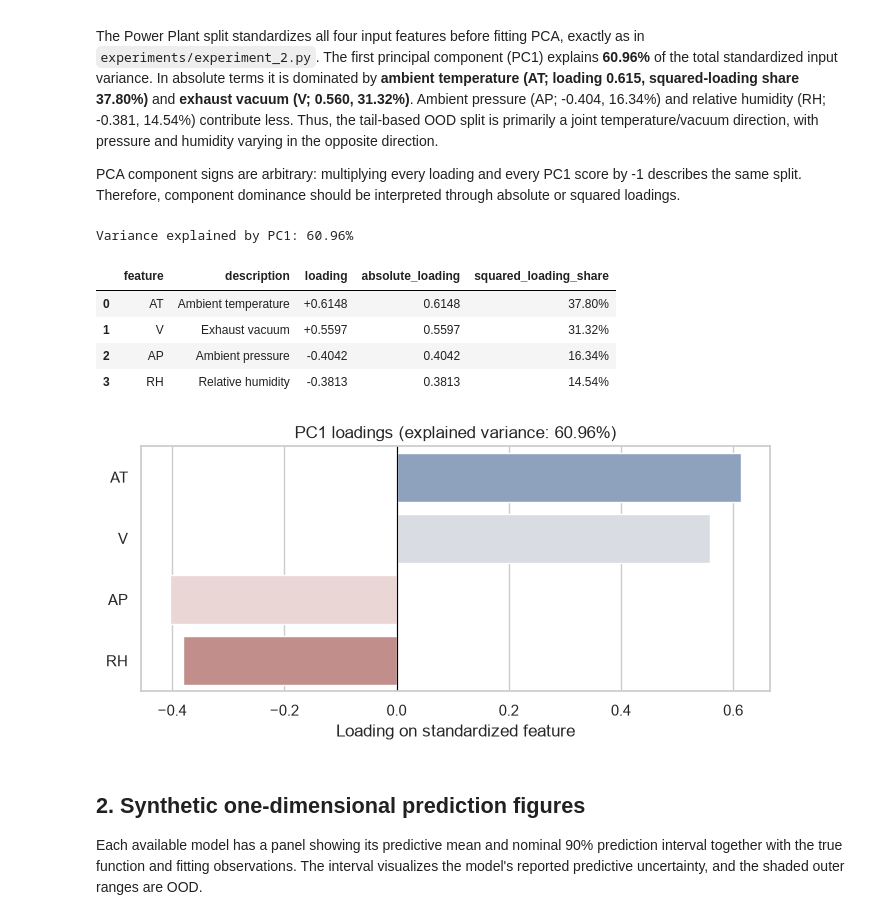
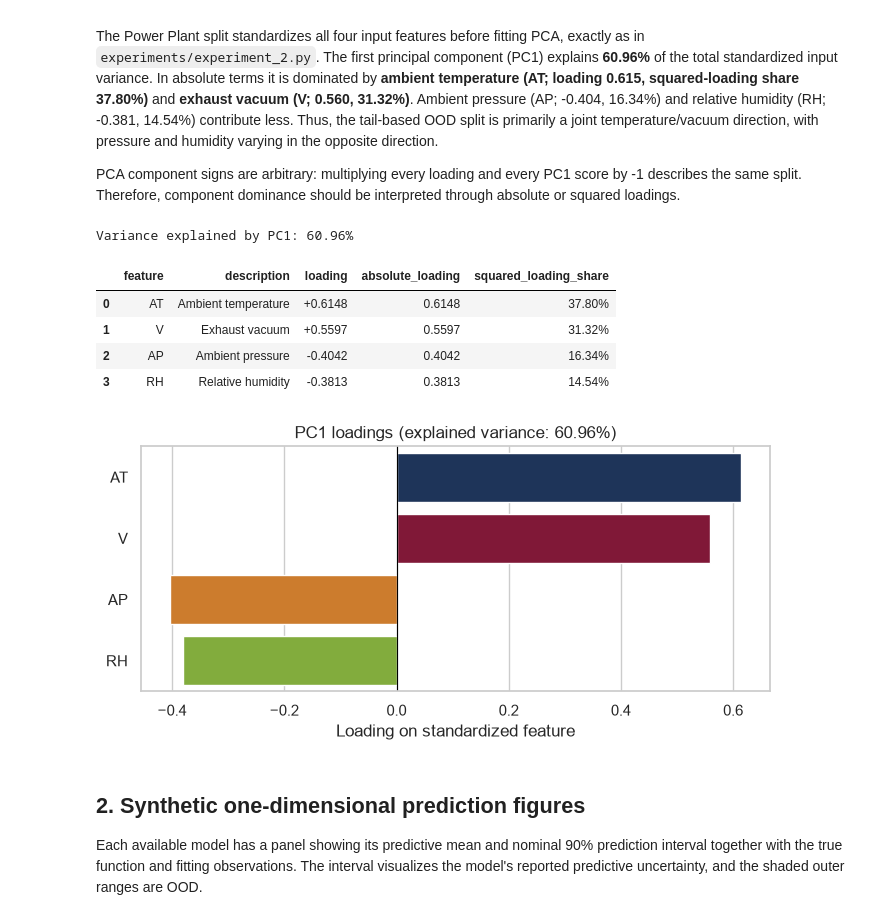
Before and after one commit to pbahde2/UncertaintyQuantification, a Jupyter notebook: notebooks/analysis_experiment_2.ipynb, the cells around one changed output. Saved outputs shown, nothing was run; the diff lists cells and outputs as text; code cells hidden in the pictures.

```diff
--- a/notebooks/analysis_experiment_2.ipynb
+++ b/notebooks/analysis_experiment_2.ipynb
@@ -108,35 +120,41 @@ loading_table = (
 
 print(f"Variance explained by PC1: {pca.explained_variance_ratio_[0]:.2%}")
 display(
     loading_table.style.format(
         {
             "loading": "{:+.4f}",
             "absolute_loading": "{:.4f}",
             "squared_loading_share": "{:.2%}",
         }
     )
 )
 
+pca_feature_colors = {
+    "AT": "#143163",  # navy
+    "V": "#910730",   # burgundy
+    "AP": "#E67C13",  # orange
+    "RH": "#87BF2A",  # dark gray
+}
 fig, axis = plt.subplots(figsize=(7, 3.5))
 sns.barplot(
     data=loading_table, x="loading", y="feature",
-    hue="feature", palette="vlag", legend=False, ax=axis,
+    hue="feature", palette=pca_feature_colors, legend=False, ax=axis,
 )
 axis.axvline(0, color="black", linewidth=0.8)
 axis.set(
     title=f"PC1 loadings (explained variance: {pca.explained_variance_ratio_[0]:.2%})",
     xlabel="Loading on standardized feature", ylabel="",
 )
 fig.tight_layout()
 plt.show()
 # %% [output]
 Variance explained by PC1: 60.96%
 |  | feature | description | loading | absolute_loading | squared_loading_share |
 | 0 | AT | Ambient temperature | +0.6148 | 0.6148 | 37.80% |
 | 1 | V | Exhaust vacuum | +0.5597 | 0.5597 | 31.32% |
 | 2 | AP | Ambient pressure | -0.4042 | 0.4042 | 16.34% |
 | 3 | RH | Relative humidity | -0.3813 | 0.3813 | 14.54% |
-[figure, old version]
+[figure, new version]
 # %% [markdown]
 ## 2. Synthetic one-dimensional prediction figures
 
```
Also changed, not shown: parts of 10 cells of this notebook, 37 other files.
